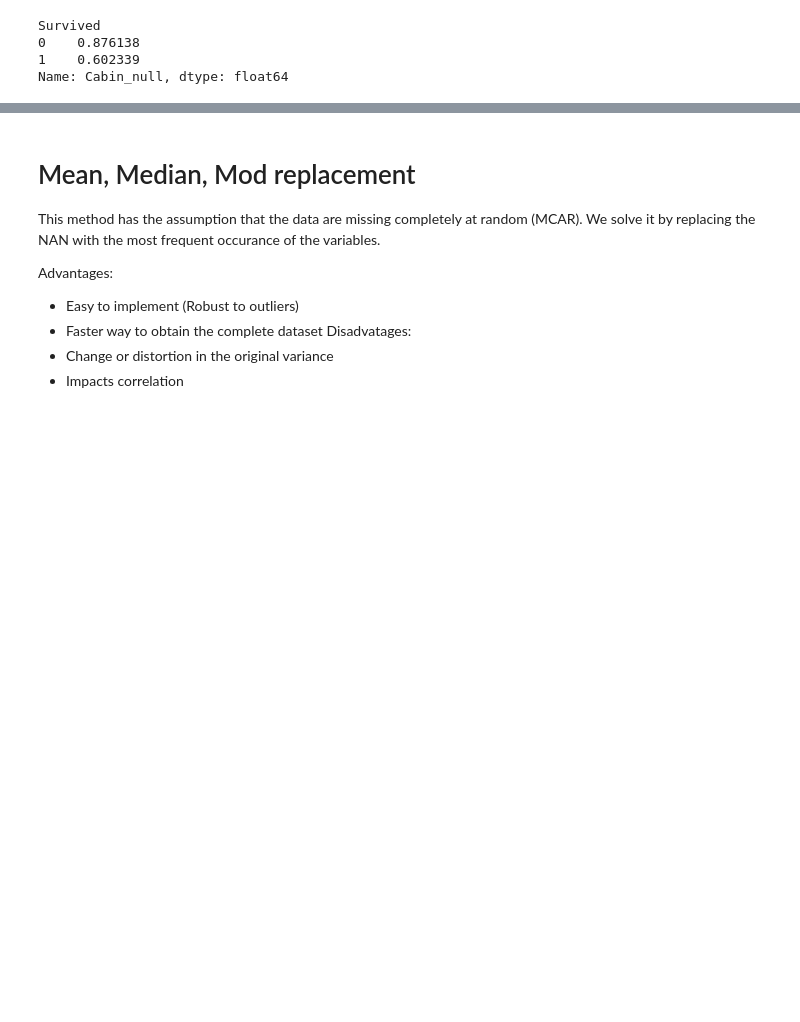
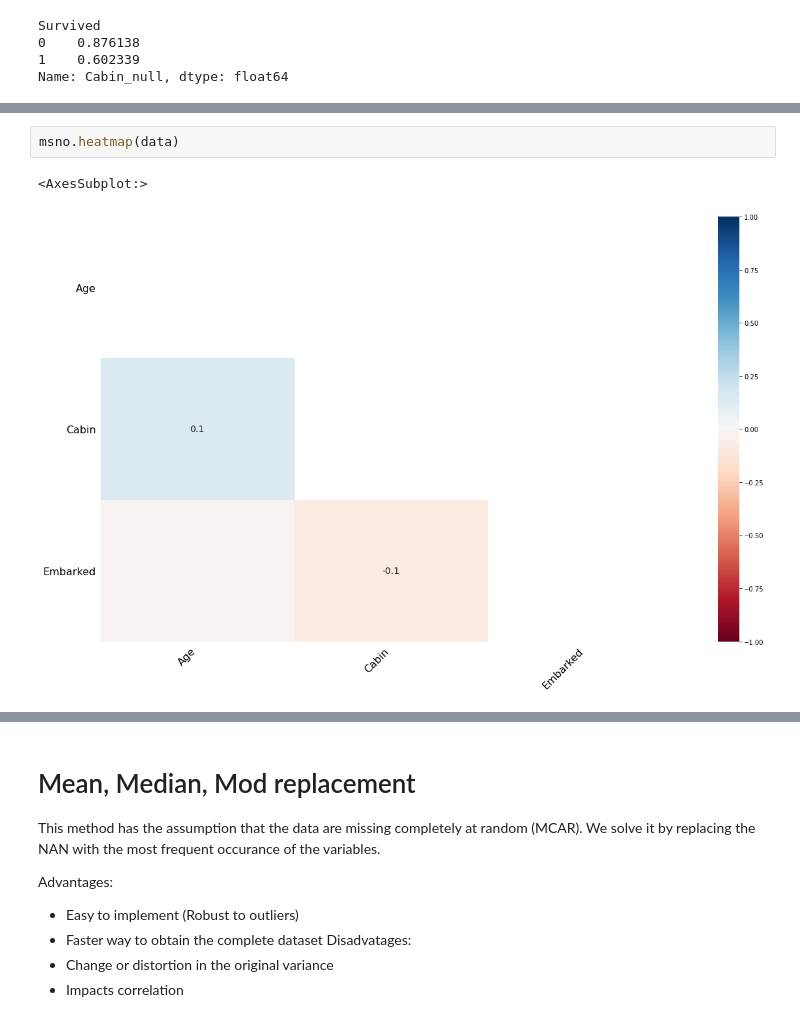
Before and after one commit to behzad89/SQL_GDAL_Commnds, a Jupyter notebook: ML_codes/Handling_Missing_Values.ipynb, the cells around one changed output, grey strips where cells are left out. Saved outputs shown, nothing was run; the diff lists cells and outputs as text; blank space fills up the shorter version.

```diff
--- a/ML_codes/Handling_Missing_Values.ipynb
+++ b/ML_codes/Handling_Missing_Values.ipynb
@@ -81,3 +96,8 @@ Name: Cabin_null, dtype: float64
+# %%
+msno.heatmap(data)
+# %% [output]
+<AxesSubplot:>
+[figure, added]
 # %% [markdown]
 # All the Techniques of Handling Missing Values in Continous Features:
 
```
Also changed, not shown: parts of 31 cells of this notebook.
